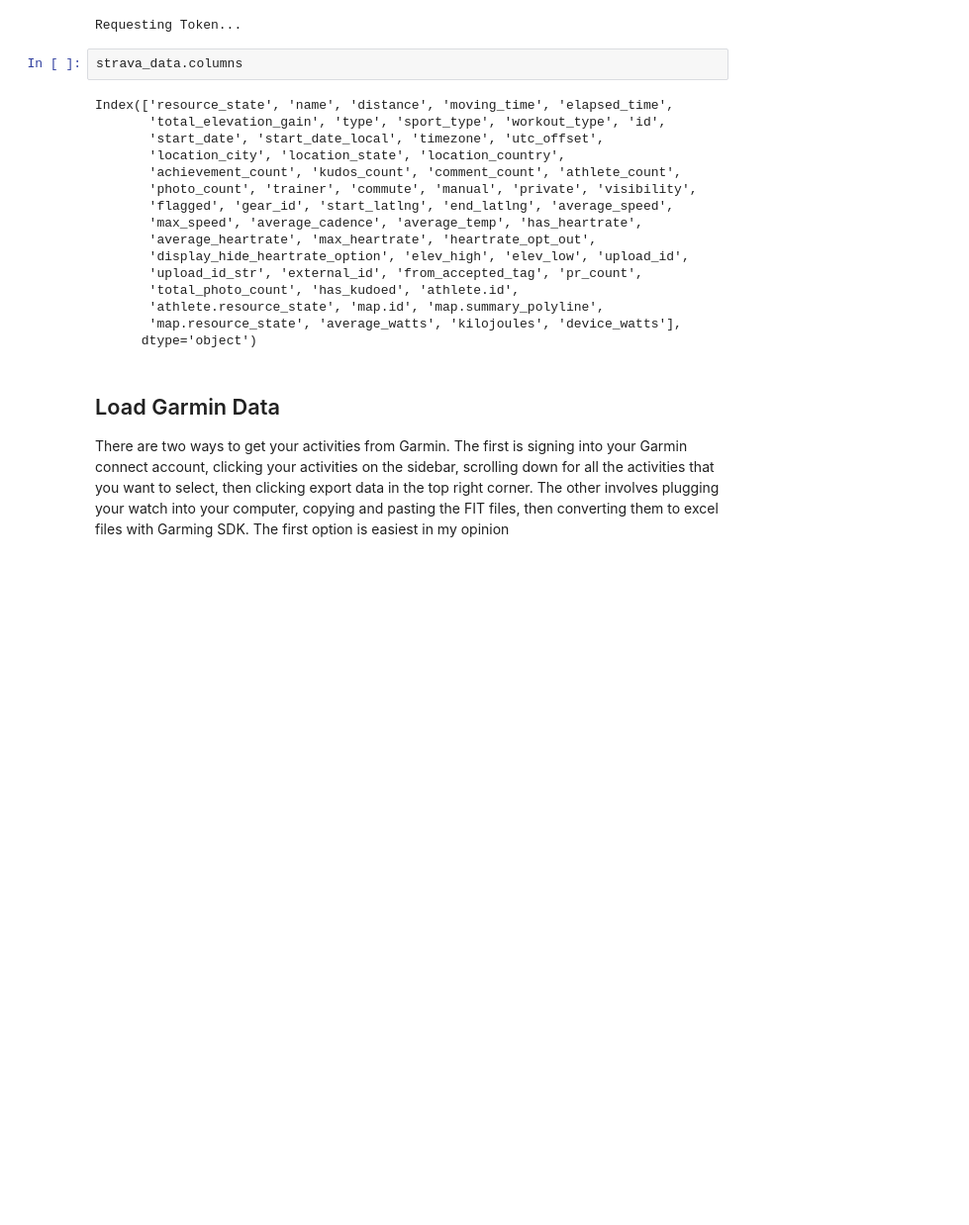
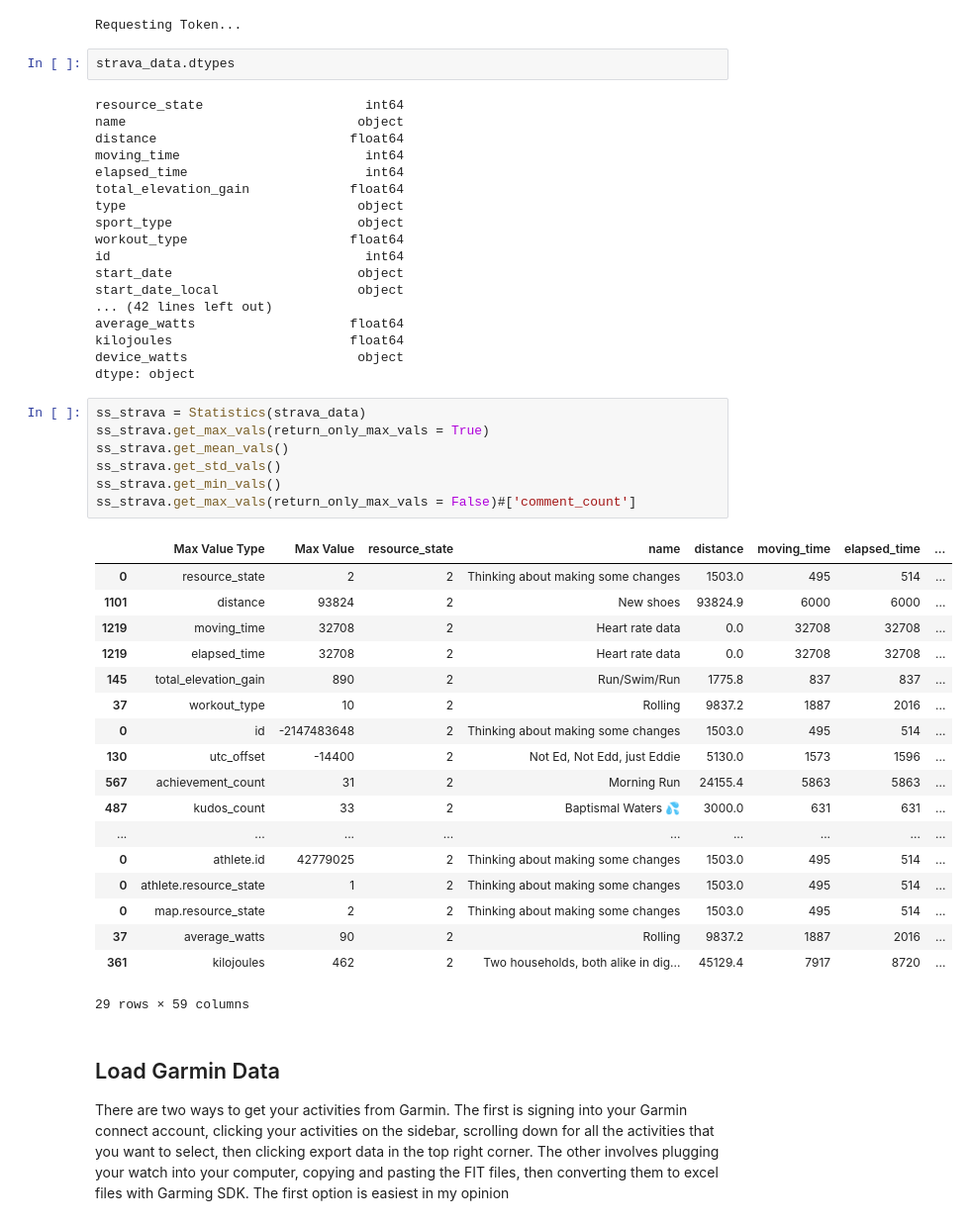
Before and after one commit to MilesMena/fitness-data-analysis, a Jupyter notebook: data_analysis.ipynb, the cells around one changed output. Shown at 99% size. Saved outputs shown, nothing was run; the diff lists cells and outputs as text; blank space fills up the shorter version.

```diff
--- a/data_analysis.ipynb
+++ b/data_analysis.ipynb
@@ -28,23 +27,51 @@ strava_data = pd.concat(strava_data_pulls, ignore_index = True)
 # %% [output]
 Requesting Token...
 # %%
-strava_data.columns
+strava_data.dtypes
 # %% [output]
-Index(['resource_state', 'name', 'distance', 'moving_time', 'elapsed_time',
-       'total_elevation_gain', 'type', 'sport_type', 'workout_type', 'id',
-       'start_date', 'start_date_local', 'timezone', 'utc_offset',
-       'location_city', 'location_state', 'location_country',
-       'achievement_count', 'kudos_count', 'comment_count', 'athlete_count',
-       'photo_count', 'trainer', 'commute', 'manual', 'private', 'visibility',
-       'flagged', 'gear_id', 'start_latlng', 'end_latlng', 'average_speed',
-       'max_speed', 'average_cadence', 'average_temp', 'has_heartrate',
-       'average_heartrate', 'max_heartrate', 'heartrate_opt_out',
-       'display_hide_heartrate_option', 'elev_high', 'elev_low', 'upload_id',
-       'upload_id_str', 'external_id', 'from_accepted_tag', 'pr_count',
-       'total_photo_count', 'has_kudoed', 'athlete.id',
-       'athlete.resource_state', 'map.id', 'map.summary_polyline',
-       'map.resource_state', 'average_watts', 'kilojoules', 'device_watts'],
-      dtype='object')
+resource_state                     int64
+name                              object
+distance                         float64
+moving_time                        int64
+elapsed_time                       int64
+total_elevation_gain             float64
+type                              object
+sport_type                        object
+workout_type                     float64
+id                                 int64
+start_date                        object
+start_date_local                  object
+... (42 lines left out)
+average_watts                    float64
+kilojoules                       float64
+device_watts                      object
+dtype: object
+# %%
+ss_strava = Statistics(strava_data)
+ss_strava.get_max_vals(return_only_max_vals = True)
+ss_strava.get_mean_vals()
+ss_strava.get_std_vals()
+ss_strava.get_min_vals()
+ss_strava.get_max_vals(return_only_max_vals = False)#['comment_count']
+# %% [output]
+|  | Max Value Type | Max Value | resource_state | name | distance | moving_time | elapsed_time | ... |
+| 0 | resource_state | 2 | 2 | Thinking about making some changes | 1503.0 | 495 | 514 | ... |
+| 1101 | distance | 93824 | 2 | New shoes | 93824.9 | 6000 | 6000 | ... |
+| 1219 | moving_time | 32708 | 2 | Heart rate data | 0.0 | 32708 | 32708 | ... |
+| 1219 | elapsed_time | 32708 | 2 | Heart rate data | 0.0 | 32708 | 32708 | ... |
+| 145 | total_elevation_gain | 890 | 2 | Run/Swim/Run | 1775.8 | 837 | 837 | ... |
+| 37 | workout_type | 10 | 2 | Rolling | 9837.2 | 1887 | 2016 | ... |
+| 0 | id | -2147483648 | 2 | Thinking about making some changes | 1503.0 | 495 | 514 | ... |
+| 130 | utc_offset | -14400 | 2 | Not Ed, Not Edd, just Eddie | 5130.0 | 1573 | 1596 | ... |
+| 567 | achievement_count | 31 | 2 | Morning Run | 24155.4 | 5863 | 5863 | ... |
+| 487 | kudos_count | 33 | 2 | Baptismal Waters 💦 | 3000.0 | 631 | 631 | ... |
+| ... | ... | ... | ... | ... | ... | ... | ... | ... |
+| 0 | athlete.id | 42779025 | 2 | Thinking about making some changes | 1503.0 | 495 | 514 | ... |
+| 0 | athlete.resource_state | 1 | 2 | Thinking about making some changes | 1503.0 | 495 | 514 | ... |
+| 0 | map.resource_state | 2 | 2 | Thinking about making some changes | 1503.0 | 495 | 514 | ... |
+| 37 | average_watts | 90 | 2 | Rolling | 9837.2 | 1887 | 2016 | ... |
+| 361 | kilojoules | 462 | 2 | Two households, both alike in dig... | 45129.4 | 7917 | 8720 | ... |
+29 rows × 59 columns
 # %% [markdown]
 ## Load Garmin Data
 There are two ways to get your activities from Garmin. The first is signing into your Garmin connect account, clicking your activities on the sidebar, scrolling down for all the activities that you want to select, then clicking export data in the top right corner. The other involves plugging your watch into your computer, copying and pasting the FIT files, then converting them to excel files with Garming SDK. The first option is easiest in my opinion
```
Also changed, not shown: parts of 12 cells of this notebook.
